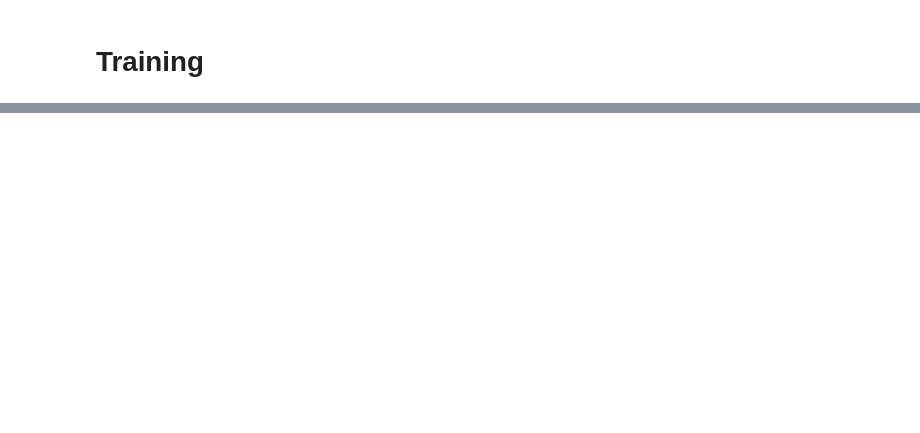
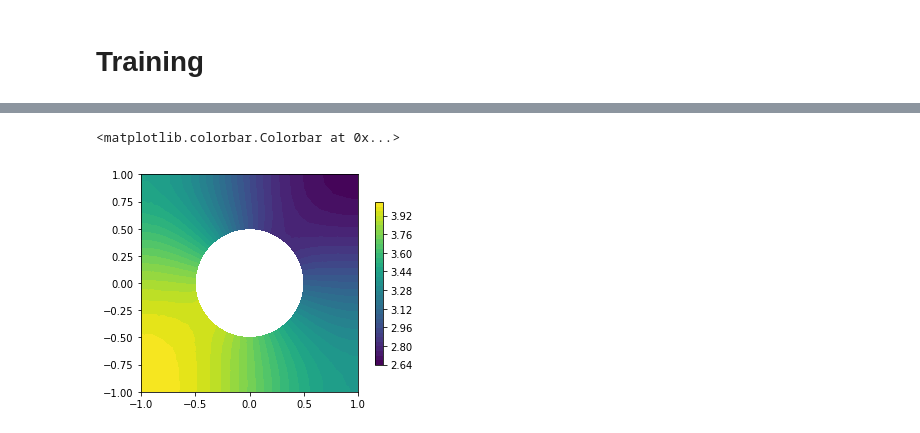
Before and after one commit to Filippo-Tombari/PdeGraph, a Jupyter notebook: basic_example.ipynb, the cells around one changed output, grey strips where cells are left out. Saved outputs shown, nothing was run; the diff lists cells and outputs as text; code cells hidden in the pictures; blank space fills up the shorter version.

```diff
--- a/basic_example.ipynb
+++ b/basic_example.ipynb
@@ -285,7 +133,11 @@ train_loader = NeighborSampler(edge_index_train, node_idx=None,
-# %%
-def forecast(u0, model, edge_index, steps, dt):
-  res = [u0]
-  with torch.no_grad():
-    for i in range(steps):
-      res.append(model.forward(res[-1],edge_index))
-  return torch.stack(res, axis = 0)
+# %%
+learningrate = 1e-3
+adam = optim.Adam(net.parameters(), lr=learningrate)
+#scheduler = torch.optim.lr_scheduler.ReduceLROnPlateau(optimizer,factor = 0.5,patience=30)
+lbfgs = optim.LBFGS(net.parameters())
+model_chk_path = 'checkpoints/basic_chk_integranda.pt'
+#first 500 epochs with adam
+train(net,fts_train,edge_index_train,edge_weights_train,loss,adam,model_chk_path,epochs=500,dt=0.1)
+#last 500 epochs with lbfgs
+net = torch.load('checkpoints/basic_chk_integranda.pt')
+train(net,fts_train,edge_index_train,edge_weights_train,loss,lbfgs,model_chk_path,epochs=500,dt=0.1)
@@ -292,2 +148,4 @@ def forecast(u0, model, edge_index, steps, dt):
+# %%
+net = torch.load('checkpoints/basic_chk_integranda.pt')
 # %%
-U = forecast(fts_train[0], gnn, edge_index_train, steps = 10, dt = 1e-1)
+U = forecast(fts_train[0], net, fts_train, edge_index_train, edge_weights_train, steps = 10, dt = 0.1)
@@ -303,0 +156,6 @@ tensor(0.0558, device='cuda:0')
+# %%
+colorbar = plot(functional.asfunction(U[-1,:,0],mesh_train))
+plt.colorbar(colorbar, shrink = 0.75)
+# %% [output]
+<matplotlib.colorbar.Colorbar at 0x...>
+[figure, added]
```
Also changed, not shown: parts of 30 cells of this notebook.
